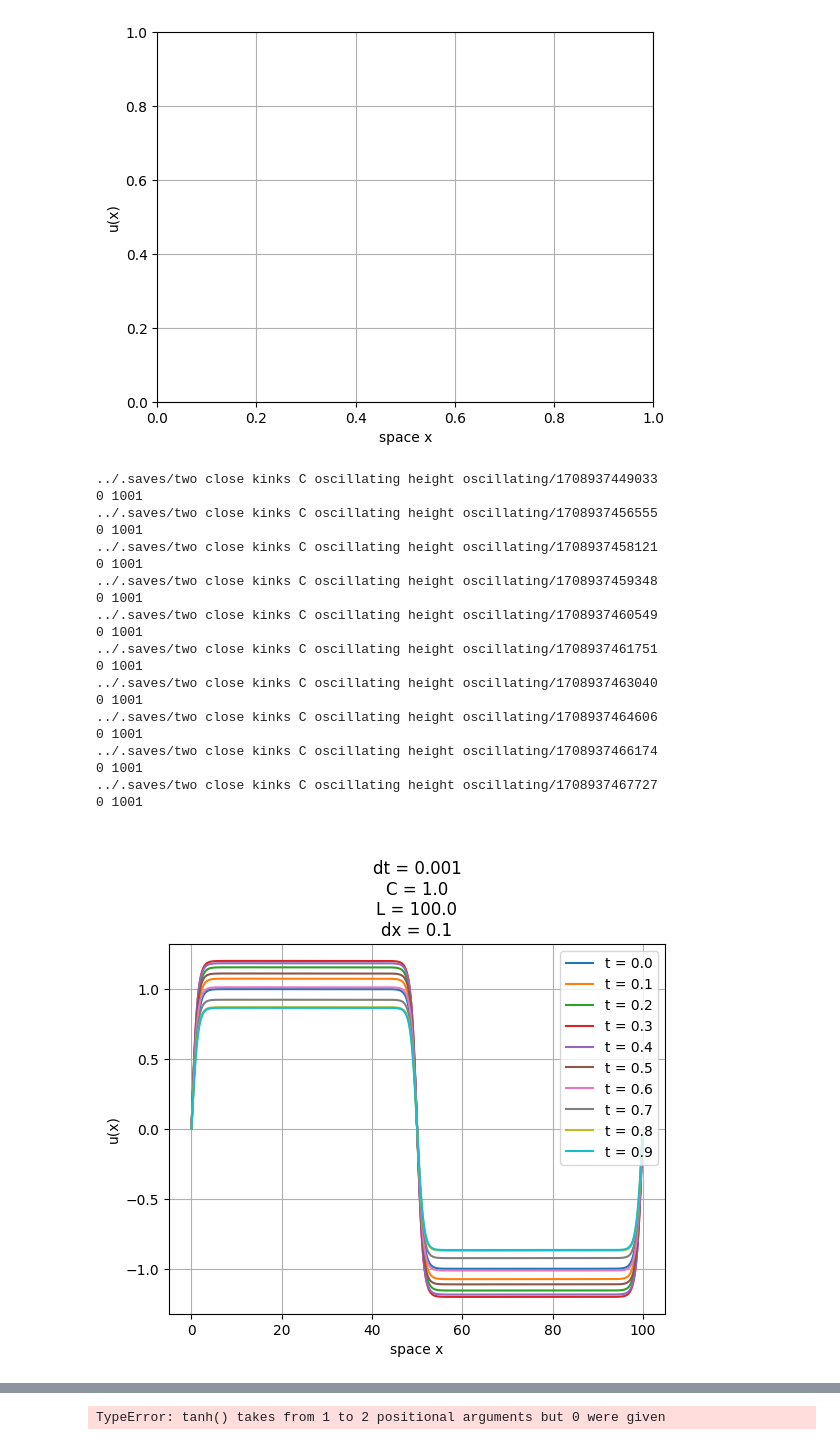
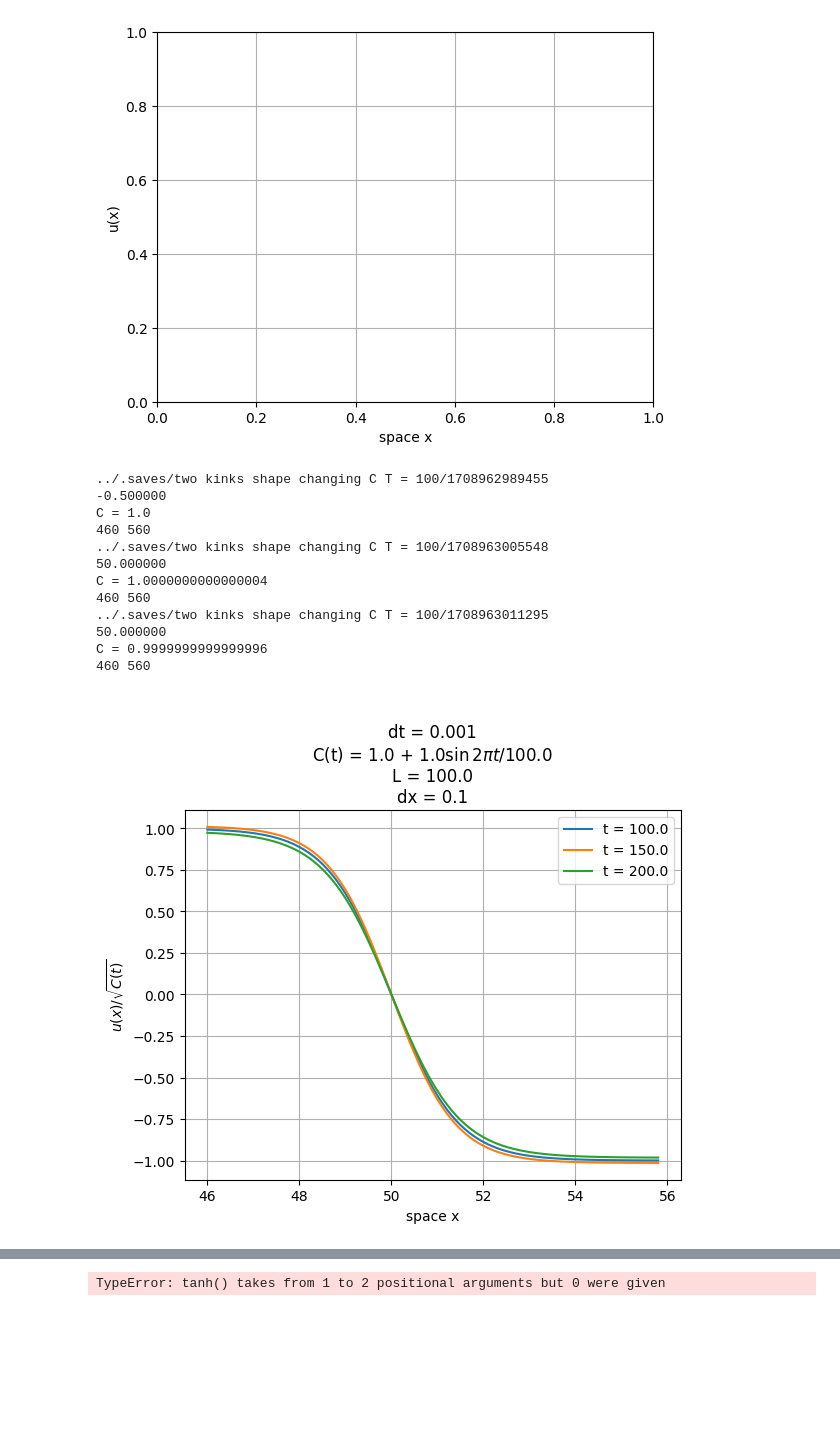
Before and after one commit to suanno/stage2, a Jupyter notebook: codes_tdgl/1D/plot/rapid multiplot.ipynb, the cells around one changed output, grey strips where cells are left out. Drawn from its saved outputs; the diff is of its cells as text; code cells hidden in the pictures; blank space fills up the shorter version.

```diff
--- a/codes_tdgl/1D/plot/rapid multiplot.ipynb
+++ b/codes_tdgl/1D/plot/rapid multiplot.ipynb
@@ -6,7 +6,7 @@ import os
 import shutil
 import time
 # %%
-dir_save = "../.saves/" + "two close kinks C oscillating height oscillating/"
+dir_save = "../.saves/" + "two kinks shape changing C T = 100/"
 # %% [markdown]
 # Plot space average of u(t) for all experiments in the folder
 # %%
@@ -77,8 +70,8 @@ ax.grid()
 [figure]
 # %%
 # Get all the simulations in the selected folder
-xmin = -1
-xmax = -1
+xmin = 46
+xmax = 56
 
 for folder in sorted(os.listdir(dir_save), reverse=False):
     dir = dir_save + folder
@@ -102,6 +95,7 @@ for folder in sorted(os.listdir(dir_save), reverse=False):
             L = N*dx
             dt = float(dt)
             A = float(A)
+            print(Thalf)
             T = 2*float(Thalf)
             Cave = float(Cave)
         i = i + 1
@@ -111,13 +105,23 @@ for folder in sorted(os.listdir(dir_save), reverse=False):
     # Get label of the curve
     f = open(dir + "/label.dat", "r")
     label = f.readline().strip('\n')
+    f.close()
     # Custom label
     labell = label
     # Label with the state's time
-    state_time = tmax - 71.1
+    state_time = tmax
     state_time = round(state_time, 3)
     labell = "t = " + str(state_time) # Label with time (uncomment for custom label)
-    f.close()
+
+    # Get last value of C (C at the time of the plotted state)
+    f = open(dir + "/fileCout.dat", "r")
+    for row in f:
+        tt, C = row.split(" ") #Only the last row is interesting
+    C = float(C)
+    print("C = "+str(C))
+    if T < 0:
+        labell = labell + " (initial)"
+
     imin = int(xmin/dx)
     imax = int(xmax/dx)
     if xmin < 0:
@@ -125,57 +129,49 @@ for folder in sorted(os.listdir(dir_save), reverse=False):
     if xmax > L or xmax < 0:
         imax = i
     print(imin, imax)
-    ax.plot(x[imin:imax-1], y[imin:imax-1], label = labell)
+    ax.plot(x[imin:imax-1], y[imin:imax-1]/np.sqrt(C), label = labell)
 
 #eps = 0.5
 #plt.ylim(-1-eps,1+eps)
 
 label = ""
 #u0 = 1
 #label = label + "$u_0 = " + str(u0) + "$"
 label= label + "\ndt = " + str(dt)
 if T > 0:
     label = label + "\nC(t) = " + str(Cave) + " + " + str(A) + "$\sin{2\pi t/" + str(T) + "}$"
 else:
     label = label + "\nC = " + str(Cave)
 label = label + "\nL = " + str(round(N*dx,3))
 label = label + "\ndx = " + str(round(dx,3))
 #label = "dt = " + str(dt)
 #if float(T) > 0:
 #label = label + "; T = " + str(T) + "; A = " + str(A)
 #else:
 #label = label + "; C = " + str(A) + " cost"
 
 ax.set_title(label)
 ax.set_xlabel("space x")
-ax.set_ylabel("u(x)")
+ax.set_ylabel("$u(x) / \sqrt{C(t)}$")
 
 
 
 ax.legend()
 fig
 # %% [output]
-../.saves/two close kinks C oscillating height oscillating/1708937449033
-0 1001
-../.saves/two close kinks C oscillating height oscillating/1708937456555
-0 1001
-../.saves/two close kinks C oscillating height oscillating/1708937458121
-0 1001
-../.saves/two close kinks C oscillating height oscillating/1708937459348
-0 1001
-../.saves/two close kinks C oscillating height oscillating/1708937460549
-0 1001
-../.saves/two close kinks C oscillating height oscillating/1708937461751
-0 1001
-../.saves/two close kinks C oscillating height oscillating/1708937463040
-0 1001
-../.saves/two close kinks C oscillating height oscillating/1708937464606
-0 1001
-../.saves/two close kinks C oscillating height oscillating/1708937466174
-0 1001
-../.saves/two close kinks C oscillating height oscillating/1708937467727
-0 1001
+../.saves/two kinks shape changing C T = 100/1708962989455
+-0.500000
+C = 1.0
+460 560
+../.saves/two kinks shape changing C T = 100/1708963005548
+50.000000
+C = 1.0000000000000004
+460 560
+../.saves/two kinks shape changing C T = 100/1708963011295
+50.000000
+C = 0.9999999999999996
+460 560
-[figure, old version]
+[figure, new version]
 # %%
 # Plot analytical solution
 Num = 1000
```
Also changed, not shown: parts of 3 cells of this notebook, 13 other files.
